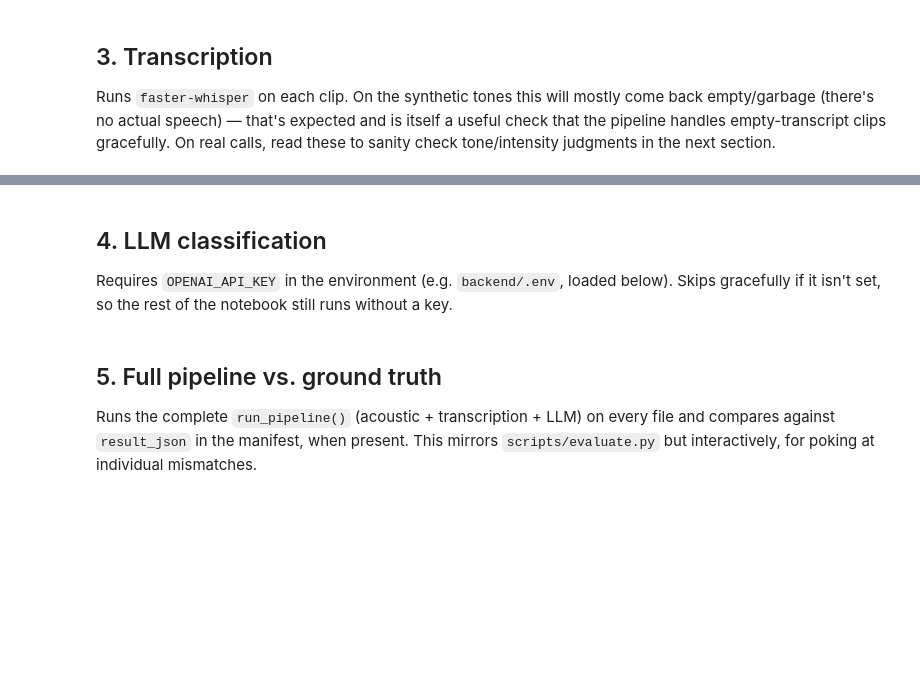
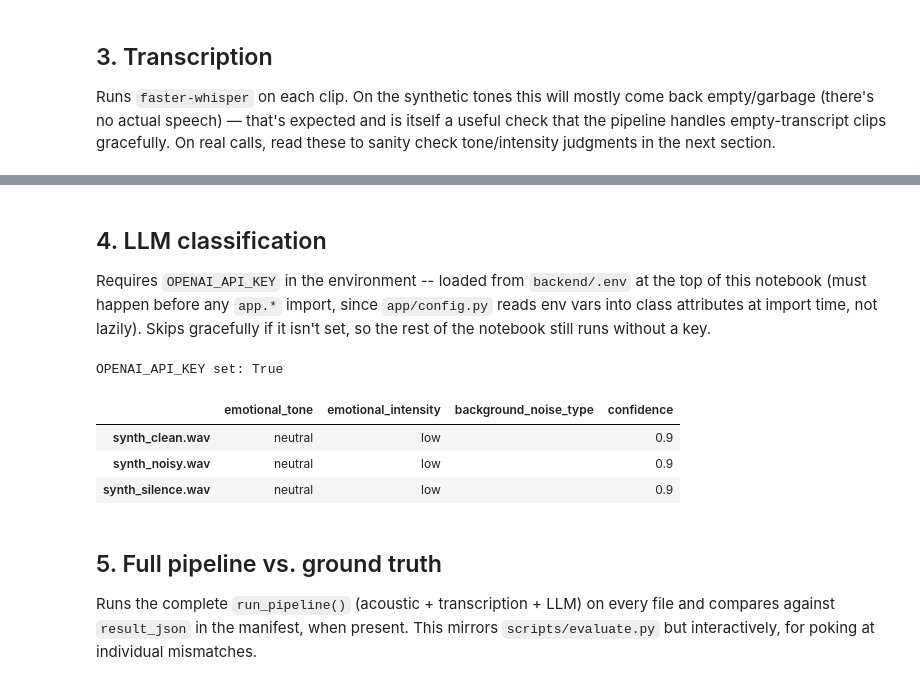
Before and after one commit to pranav1992/ProsodyAi, a Jupyter notebook: backend/notebooks/pipeline_experiments.ipynb, the cells around one changed output, grey strips where cells are left out. Drawn from its saved outputs; the diff is of its cells as text; code cells hidden in the pictures; blank space fills up the shorter version.

```diff
--- a/backend/notebooks/pipeline_experiments.ipynb
+++ b/backend/notebooks/pipeline_experiments.ipynb
@@ -185,27 +217,32 @@ pd.DataFrame({"transcript": transcripts}).rename_axis("file")
 # %% [markdown]
 ## 4. LLM classification
 
-Requires `OPENAI_API_KEY` in the environment (e.g. `backend/.env`, loaded
-below). Skips gracefully if it isn't set, so the rest of the notebook still
-runs without a key.
+Requires `OPENAI_API_KEY` in the environment -- loaded from `backend/.env`
+at the top of this notebook (must happen before any `app.*` import, since
+`app/config.py` reads env vars into class attributes at import time, not
+lazily). Skips gracefully if it isn't set, so the rest of the notebook
+still runs without a key.
 # %%
-import os
-from dotenv import load_dotenv
-
-load_dotenv(Path("../.env"))
 has_key = bool(os.getenv("OPENAI_API_KEY"))
-print("OPENAI_API_KEY set:" , has_key)
+print("OPENAI_API_KEY set:", has_key)
+# %% [output]
+OPENAI_API_KEY set: True
 # %%
 from app.pipeline.classify import classify
 
 llm_results = {}
 if has_key:
     for path in audio_files:
         feat = analyze(*loaded_audio[path.name])
         llm_results[path.name] = classify(transcripts[path.name], feat)
-    pd.DataFrame(llm_results).T
+    display(pd.DataFrame(llm_results).T)
 else:
     print("Skipping — set OPENAI_API_KEY to run this cell.")
+# %% [output]
+|  | emotional_tone | emotional_intensity | background_noise_type | confidence |
+| synth_clean.wav | neutral | low |  | 0.9 |
+| synth_noisy.wav | neutral | low |  | 0.9 |
+| synth_silence.wav | neutral | low |  | 0.9 |
 # %% [markdown]
 ## 5. Full pipeline vs. ground truth
 
```
Also changed, not shown: parts of 9 cells of this notebook, 2 other files.
